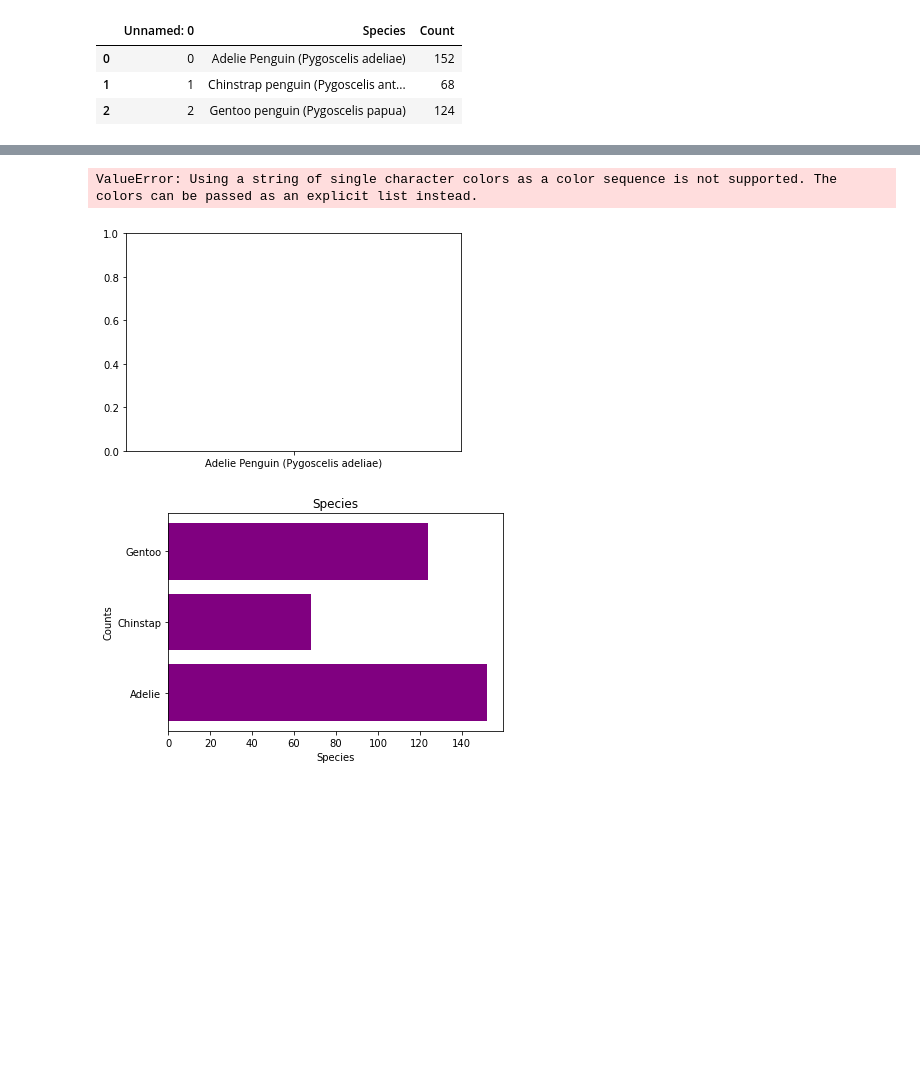
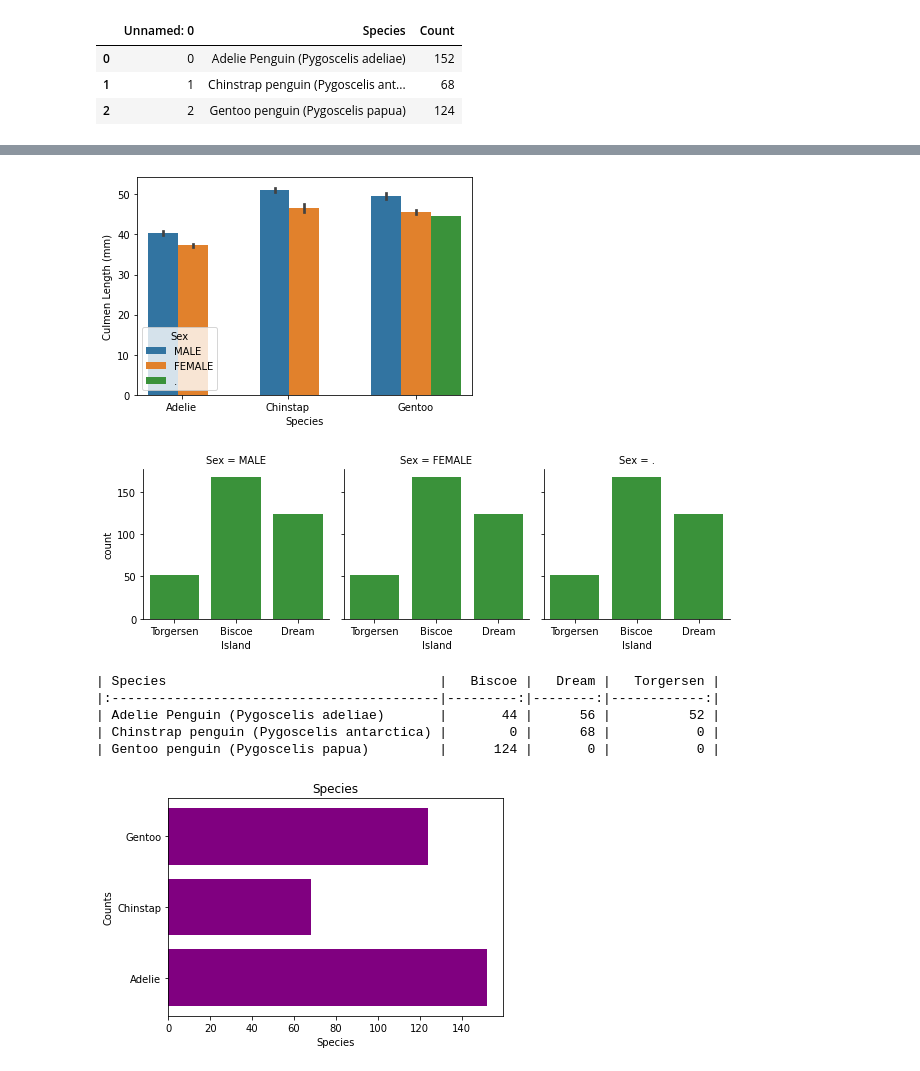
Before and after one commit to vnguyen24/SURF2022, a Jupyter notebook: Session2/Teaching2.ipynb, the cells around one changed output, grey strips where cells are left out. Cells and saved outputs as stored; diff of their text form; code cells hidden in the pictures; blank space fills up the shorter version.

```diff
--- a/Session2/Teaching2.ipynb
+++ b/Session2/Teaching2.ipynb
@@ -385,0 +375,6 @@ sns.countplot?
+# %%
+sns.barplot(data = penguins, x = "Species", y = "Culmen Length (mm)", hue = "Sex")
+plt.xticks([-0.1,0.85,2],["Adelie", "Chinstap", "Gentoo"])
+plt.show()
+# %% [output]
+[figure, added]
@@ -386,26 +383,17 @@ sns.countplot?
 # %%
-# Add libraries
-import matplotlib.pyplot as plt
+g = sns.FacetGrid(penguins, col = "Sex", hue = "Species")
+g.map(sns.countplot, data = penguins, x = "Island")
+plt.show()
 
-# Plot the data
-# The bar function requires at least an x value and a y value
-plt.bar(species_counts["Species"],
-        species_counts["Count"],
-        color = "Island",
-        tick_label = ["Adelie", "Chinstap", "Gentoo"])
-
-# Add axis labels
-plt.xlabel("Species")
-plt.ylabel("Counts")
-
-# Add a title
-plt.title("Species")
-
-# Display the plot
-plt.show()
+freq_three = pd.crosstab(penguins["Species"], penguins["Island"]).to_markdown()
+print(freq_three)
 # %% [output]
+[figure, new version]
-ValueError: Using a string of single character colors as a color sequence is not supported. The colors can be passed as an explicit list instead.
+| Species                                   |   Biscoe |   Dream |   Torgersen |
+|:------------------------------------------|---------:|--------:|------------:|
+| Adelie Penguin (Pygoscelis adeliae)       |       44 |      56 |          52 |
+| Chinstrap penguin (Pygoscelis antarctica) |        0 |      68 |           0 |
+| Gentoo penguin (Pygoscelis papua)         |      124 |       0 |           0 |
-[figure, old version]
 # %%
 # Add libraries
 import matplotlib.pyplot as plt
```
Also changed, not shown: parts of 5 cells of this notebook.
